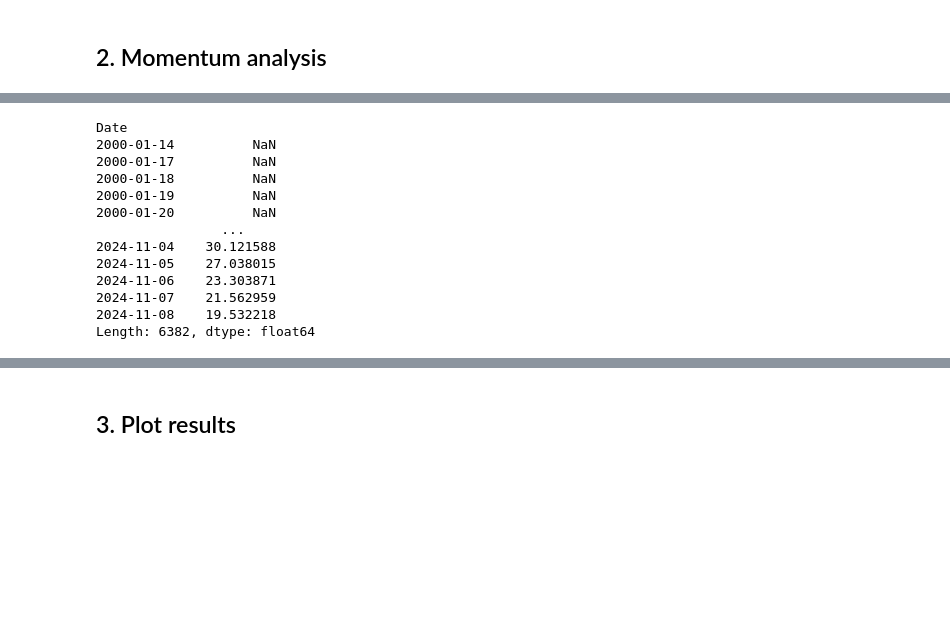
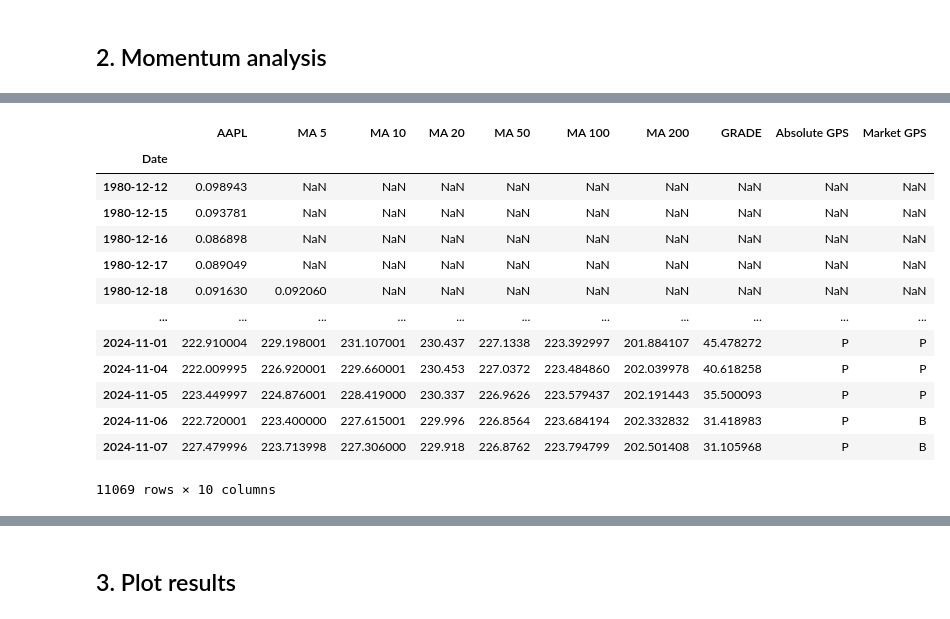
Before and after one commit to SuperWD40/Groupe_bancaire_Student_challenge, a Jupyter notebook: eclairys_analysis.ipynb, the cells around one changed output, grey strips where cells are left out. Cells and saved outputs as stored; diff of their text form; code cells hidden in the pictures; blank space fills up the shorter version.

Commit message:
update eclairys final

```diff
--- a/eclairys_analysis.ipynb
+++ b/eclairys_analysis.ipynb
@@ -449,21 +452,18 @@ eclairys_v3('MC.PA', '^FCHI')
-# %%
-MAD_max = MAD_df.rolling(200).max()
-MAD_min = MAD_df.rolling(200).min()
-
-MADN_df = 100 * (MAD_df - MAD_min) / (MAD_max - MAD_min)
-
-MADN_df.mean(axis=1)
-# %% [output]
-Date
-2000-01-14          NaN
-2000-01-17          NaN
-2000-01-18          NaN
-2000-01-19          NaN
-2000-01-20          NaN
-                ...
-2024-11-04    30.121588
-2024-11-05    27.038015
-2024-11-06    23.303871
-2024-11-07    21.562959
-2024-11-08    19.532218
-Length: 6382, dtype: float64
+# %%
+#Exemple d'utilisation eclairys_v3
+eclairys_v3('AAPL', '^GSPC')
+# %% [output]
+|  | AAPL | MA 5 | MA 10 | MA 20 | MA 50 | MA 100 | MA 200 | GRADE | Absolute GPS | Market GPS |
+| Date |  |  |  |  |  |  |  |  |  |  |
+| 1980-12-12 | 0.098943 | NaN | NaN | NaN | NaN | NaN | NaN | NaN | NaN | NaN |
+| 1980-12-15 | 0.093781 | NaN | NaN | NaN | NaN | NaN | NaN | NaN | NaN | NaN |
+| 1980-12-16 | 0.086898 | NaN | NaN | NaN | NaN | NaN | NaN | NaN | NaN | NaN |
+| 1980-12-17 | 0.089049 | NaN | NaN | NaN | NaN | NaN | NaN | NaN | NaN | NaN |
+| 1980-12-18 | 0.091630 | 0.092060 | NaN | NaN | NaN | NaN | NaN | NaN | NaN | NaN |
+| ... | ... | ... | ... | ... | ... | ... | ... | ... | ... | ... |
+| 2024-11-01 | 222.910004 | 229.198001 | 231.107001 | 230.437 | 227.1338 | 223.392997 | 201.884107 | 45.478272 | P | P |
+| 2024-11-04 | 222.009995 | 226.920001 | 229.660001 | 230.453 | 227.0372 | 223.484860 | 202.039978 | 40.618258 | P | P |
+| 2024-11-05 | 223.449997 | 224.876001 | 228.419000 | 230.337 | 226.9626 | 223.579437 | 202.191443 | 35.500093 | P | P |
+| 2024-11-06 | 222.720001 | 223.400000 | 227.615001 | 229.996 | 226.8564 | 223.684194 | 202.332832 | 31.418983 | P | B |
+| 2024-11-07 | 227.479996 | 223.713998 | 227.306000 | 229.918 | 226.8762 | 223.794799 | 202.501408 | 31.105968 | P | B |
+11069 rows × 10 columns
```
Also changed, not shown: parts of 7 cells of this notebook.
